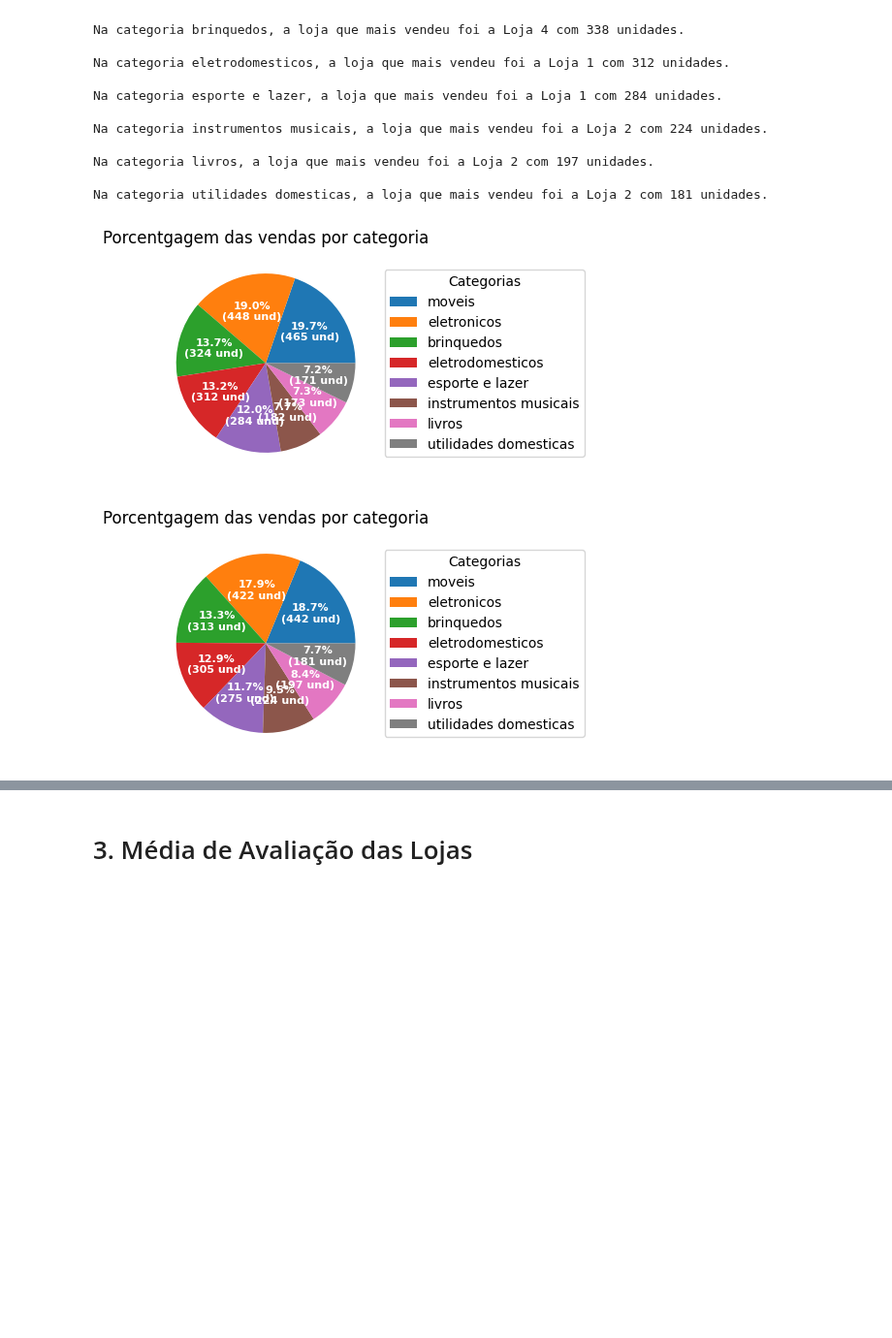
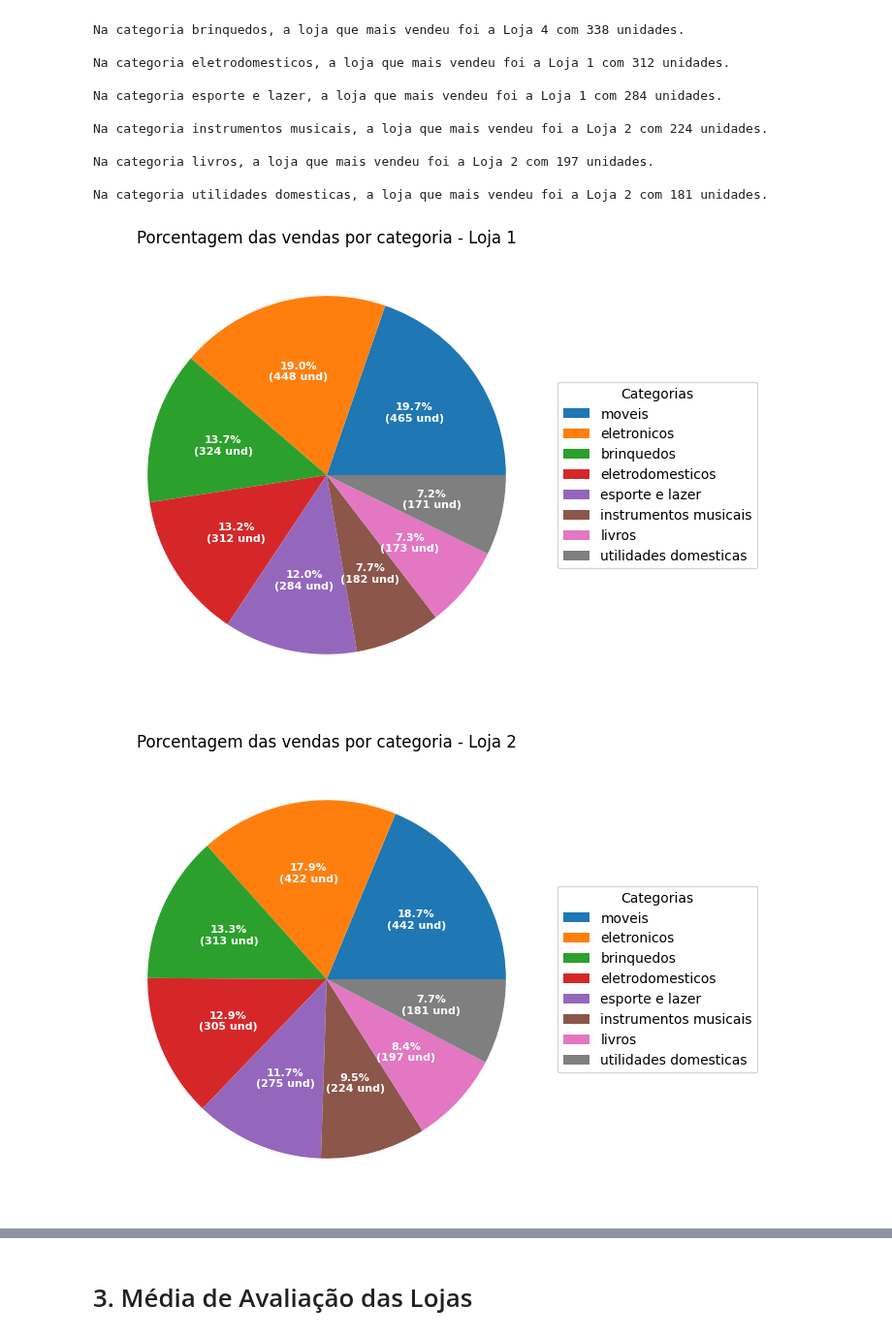
Before and after one commit to TRxcha/Challenge_AluraStore, a Jupyter notebook: AluraStoreBr.ipynb, the cells around one changed output, grey strips where cells are left out. Shown at 97% size. Cells and saved outputs as stored; diff of their text form; code cells hidden in the pictures; blank space fills up the shorter version.

```diff
--- a/AluraStoreBr.ipynb
+++ b/AluraStoreBr.ipynb
@@ -63,7 +63,7 @@ O faturamento da loja 4 foi R$R$1,384,497.58
 #Gráfico da relação do faturamento de cada loja
 lojas = ["Loja 1", "Loja 2", "Loja 3", "Loja 4"]
 
-fig, ax = plt.subplots()
+fig, ax = plt.subplots(figsize=(18, 6))
 
 lojas = ['Loja 1', 'Loja 2', 'Loja 3', 'Loja 4']
 bar_labels = ['Loja 1', 'Loja 2', 'Loja 3', 'Loja 4']
@@ -133,35 +133,41 @@ Na categoria utilidades domesticas, a loja que mais vendeu foi a Loja 2 com 181
 # %%
 # Função que cria gráficos de pizza indicando a porcentagem de cada categoria sob o valor total
 
-def pie_grafic (data, categories):
-  fig, ax = plt.subplots(figsize=(6, 3), subplot_kw=dict(aspect="equal"))
-  def func(pct, allvals):
-      absolute = int(np.round(pct/100.*np.sum(allvals)))
-      return f"{pct:.1f}%\n({absolute:d} und)"
-  wedges, texts, autotexts = ax.pie(data, autopct=lambda pct: func(pct, data),
-                                    textprops=dict(color="w"))
-  ax.legend(wedges, categories,
-            title="Categorias",
-            loc="center left",
-            bbox_to_anchor=(1, 0, 0.5, 1))
-  plt.setp(autotexts, size=8, weight="bold")
-  ax.set_title("Porcentgagem das vendas por categoria")
+def pie_grafic(data, categories, nmr_loja):
+    fig, ax = plt.subplots(figsize=(18, 6), subplot_kw=dict(aspect="equal"))
 
-  plt.show()
+    def func(pct, allvals):
+        absolute = int(np.round(pct / 100. * np.sum(allvals)))
+        return f"{pct:.1f}%\n({absolute:d} und)"
+
+    wedges, texts, autotexts = ax.pie(data, autopct=lambda pct: func(pct, data),
+                                      textprops=dict(color="w"))
+
+    ax.legend(wedges, categories,
+              title="Categorias",
+              loc="center left",
+              bbox_to_anchor=(1, 0, 0.5, 1))
+
+    plt.setp(autotexts, size=8, weight="bold")
+    ax.set_title(f"Porcentagem das vendas por categoria - Loja {nmr_loja}")
+
+    plt.show()
 
 data_l1 = list(l1_cat_dict.values())
 cat_l1 = list(l1_cat_dict.keys())
 data_l2 = list(l2_cat_dict.values())
 cat_l2 = list(l2_cat_dict.keys())
 data_l3 = list(l3_cat_dict.values())
 cat_l3 = list(l3_cat_dict.keys())
 data_l4 = list(l4_cat_dict.values())
 cat_l4 = list(l4_cat_dict.keys())
 
-pie_grafic(data_l1, cat_l1)
-pie_grafic(data_l2, cat_l2)
-pie_grafic(data_l3, cat_l3)
-pie_grafic(data_l4, cat_l4)
+lojas_dados = [l1_cat_dict, l2_cat_dict, l3_cat_dict, l4_cat_dict]
+
+for i, loja_dict in enumerate(lojas_dados, 1):
+    data = list(loja_dict.values())
+    categories = list(loja_dict.keys())
+    pie_grafic(data, categories, i)
 # %% [output]
-[figure, old version]
+[figure, new version]
-[figure, old version]
+[figure, new version]
```
Also changed, not shown: parts of 3 cells of this notebook.
